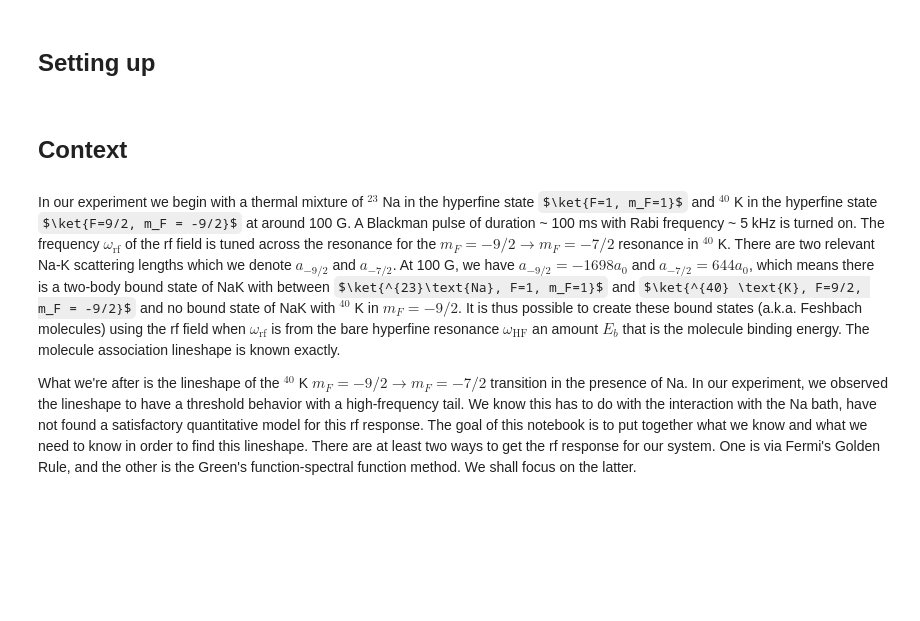
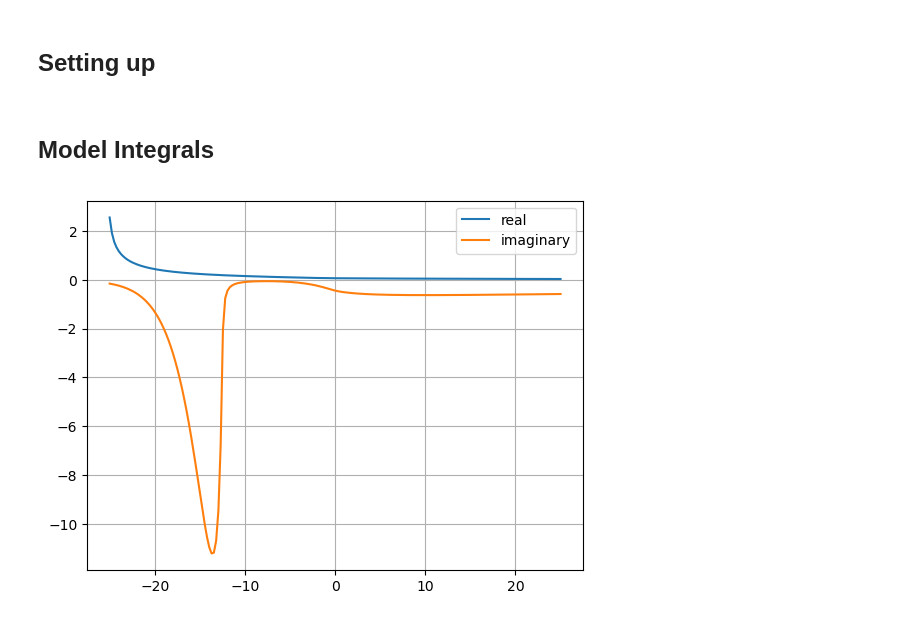
Before and after one commit to huanium/huanium, a Jupyter notebook: MIT_PhD/Fermi1/free-to-free-lineshape/free_impurity_rf_response.ipynb, the cells around one changed output. Drawn from its saved outputs; the diff is of its cells as text; code cells hidden in the pictures; some formulas as TeX source; blank space fills up the shorter version.

Commit message:
Green's function notes

```diff
--- a/MIT_PhD/Fermi1/free-to-free-lineshape/free_impurity_rf_response.ipynb
+++ b/MIT_PhD/Fermi1/free-to-free-lineshape/free_impurity_rf_response.ipynb
@@ -111,8 +113,33 @@ muNa39K = (mNa23 * mK39)/(mNa23 + mK39) * 1/u # atomic units
 muNa40K = (mNa23 * mK40)/(mNa23 + mK40) * 1/u # atomic units
 muNa41K = (mNa23 * mK41)/(mNa23 + mK41) * 1/u # atomic units
 # %% [markdown]
-# <font size = 5>Context</font>
+# <font size = 5>Model Integrals</font>
-# %% [markdown]
-In our experiment we begin with a thermal mixture of $^{23}$ Na in the hyperfine state $\ket{F=1, m_F=1}$ and $^{40}$ K in the hyperfine state $\ket{F=9/2, m_F = -9/2}$ at around 100 G. A Blackman pulse of duration ~ 100 ms with Rabi frequency ~ 5 kHz is turned on. The frequency $\omega_\text{rf}$ of the rf field is tuned across the resonance for the $m_F = -9/2 \to m_F = -7/2$ resonance in $^{40}$ K. There are two relevant Na-K scattering lengths which we denote $a_{-9/2}$ and $a_{-7/2}$. At 100 G, we have $a_{-9/2} = -1698 a_0$ and $a_{-7/2} = 644 a_0$, which means there is a two-body bound state of NaK with between $\ket{^{23}\text{Na}, F=1, m_F=1}$ and $\ket{^{40} \text{K}, F=9/2, m_F = -9/2}$ and no bound state of NaK with $^{40}$ K in $m_F = -9/2$. It is thus possible to create these bound states (a.k.a. Feshbach molecules) using the rf field when $\omega_\text{rf}$ is from the bare hyperfine resonance $\omega_\text{HF}$ an amount $E_b$ that is the molecule binding energy. The molecule association lineshape is known exactly.
-
-What we're after is the lineshape of the $^{40}$ K $m_F = -9/2 \to m_F = -7/2$ transition in the presence of Na. In our experiment, we observed the lineshape to have a threshold behavior with a high-frequency tail. We know this has to do with the interaction with the Na bath, have not found a satisfactory quantitative model for this rf response. The goal of this notebook is to put together what we know and what we need to know in order to find this lineshape. There are at least two ways to get the rf response for our system. One is via Fermi's Golden Rule, and the other is the Green's function-spectral function method. We shall focus on the latter.
+# %%
+def imaginary_integrand(P, En, a_scat, beta):
+    s = En + 0.1j + P**2/2
+    Eb = 1/(2 * a_scat**2)
+    return -4*np.pi*(P**2)*np.exp(-beta * P**2/2) * np.sqrt(s)/ (s + Eb)
+
+def real_integrand(P, En, a_scat, beta):
+    s = En + 0.1j + P**2/2
+    return (P**2)*np.exp(-beta * P**2/2) / (1/a_scat - np.sqrt(-s))
+# %%
+points = 200
+momentum_cutoff = 100
+En = np.linspace(-25,25,points)
+a_scat = 0.2
+beta = 0.5
+z = 0.1
+imaginary_results = []*points
+real_results = []*points
+for i in range(points):
+    real_results.append(z*quad(real_integrand, 0, momentum_cutoff, args=(En[i], a_scat, beta))[0])
+    imaginary_results.append(z*quad(imaginary_integrand, 0, momentum_cutoff, args=(En[i], a_scat, beta))[0])
+# %%
+plt.plot(En, real_results, label='real')
+plt.plot(En, imaginary_results, label = 'imaginary')
+plt.legend()
+plt.grid()
+plt.show()
+# %% [output]
+[figure, added]
```
Also changed, not shown: parts of 19 cells of this notebook, 18 other files.
